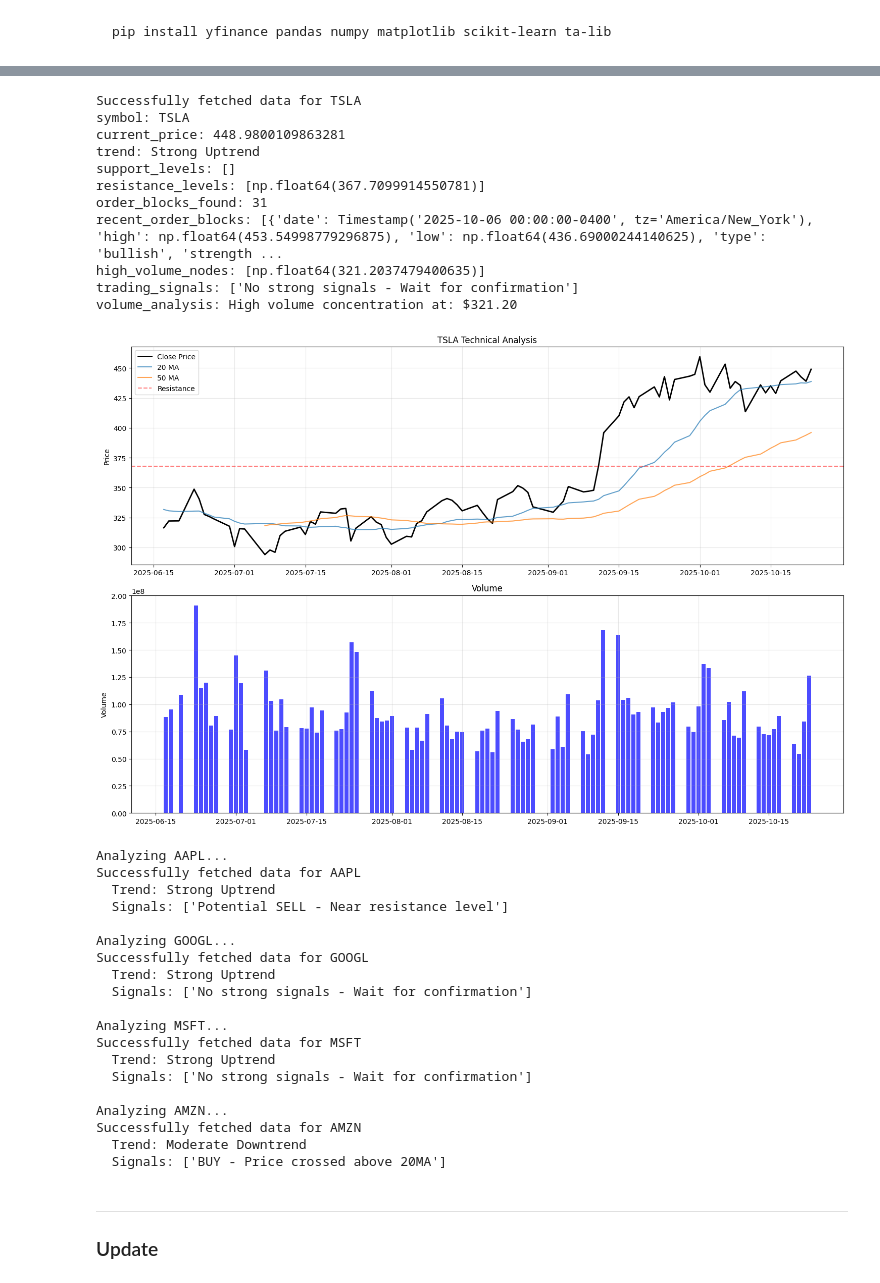
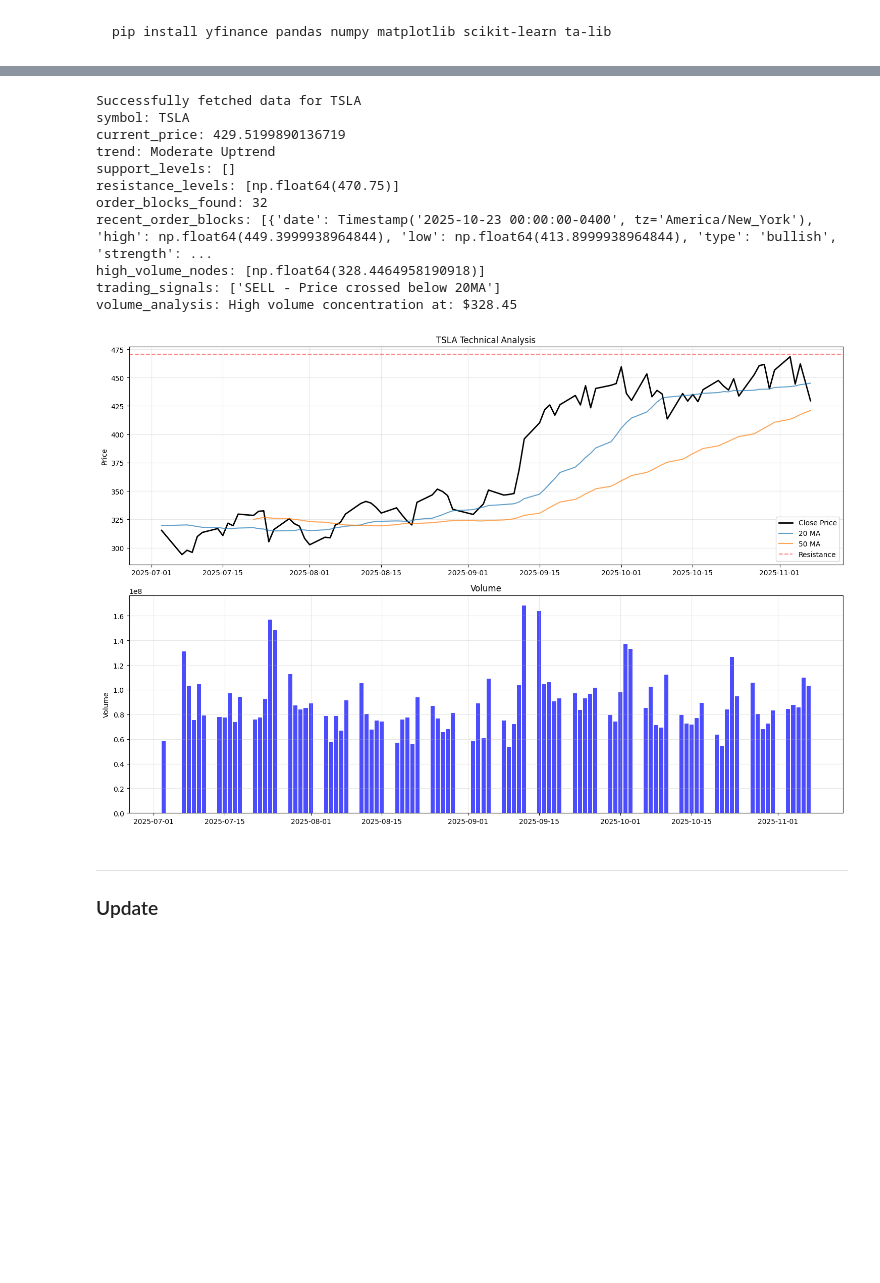
Before and after one commit to KevinCheung830/yh-fin-visualize, a Jupyter notebook: stock_analysis.ipynb, the cells around one changed output, grey strips where cells are left out. Saved outputs shown, nothing was run; the diff lists cells and outputs as text; code cells hidden in the pictures; blank space fills up the shorter version.

```diff
--- a/stock_analysis.ipynb
+++ b/stock_analysis.ipynb
@@ -416,50 +416,31 @@ def analyze_multiple_stocks(symbols):
 # %%
 # Single stock analysis
 analyzer = StockAnalysisTool("TSLA", "6mo")
 report = analyzer.create_comprehensive_report()
 
     # Print detailed report
 for key, value in report.items():
     print(f"{key}: {value}")
 
     # Plot the analysis
 analyzer.plot_analysis()
 
-    # Multiple stocks
-stocks = ["AAPL", "GOOGL", "MSFT", "AMZN"]
-results = analyze_multiple_stocks(stocks)
+# Multiple stocks
+# stocks = ["AAPL", "GOOGL", "MSFT", "AMZN"]
+# results = analyze_multiple_stocks(stocks)
 # %% [output]
 Successfully fetched data for TSLA
 symbol: TSLA
-current_price: 448.9800109863281
-trend: Strong Uptrend
+current_price: 429.5199890136719
+trend: Moderate Uptrend
 support_levels: []
-resistance_levels: [np.float64(367.7099914550781)]
-order_blocks_found: 31
-recent_order_blocks: [{'date': Timestamp('2025-10-06 00:00:00-0400', tz='America/New_York'), 'high': np.float64(453.54998779296875), 'low': np.float64(436.69000244140625), 'type': 'bullish', 'strength ...
-high_volume_nodes: [np.float64(321.2037479400635)]
-trading_signals: ['No strong signals - Wait for confirmation']
-volume_analysis: High volume concentration at: $321.20
+resistance_levels: [np.float64(470.75)]
+order_blocks_found: 32
+recent_order_blocks: [{'date': Timestamp('2025-10-23 00:00:00-0400', tz='America/New_York'), 'high': np.float64(449.3999938964844), 'low': np.float64(413.8999938964844), 'type': 'bullish', 'strength': ...
+high_volume_nodes: [np.float64(328.4464958190918)]
+trading_signals: ['SELL - Price crossed below 20MA']
+volume_analysis: High volume concentration at: $328.45
-[figure, old version]
+[figure, new version]
-Analyzing AAPL...
-Successfully fetched data for AAPL
-  Trend: Strong Uptrend
-  Signals: ['Potential SELL - Near resistance level']
-
-Analyzing GOOGL...
-Successfully fetched data for GOOGL
-  Trend: Strong Uptrend
-  Signals: ['No strong signals - Wait for confirmation']
-
-Analyzing MSFT...
-Successfully fetched data for MSFT
-  Trend: Strong Uptrend
-  Signals: ['No strong signals - Wait for confirmation']
-
-Analyzing AMZN...
-Successfully fetched data for AMZN
-  Trend: Moderate Downtrend
-  Signals: ['BUY - Price crossed above 20MA']
 # %% [markdown]
 ---
 ### Update
```
Also changed, not shown: parts of 3 cells of this notebook, 1 other file.
